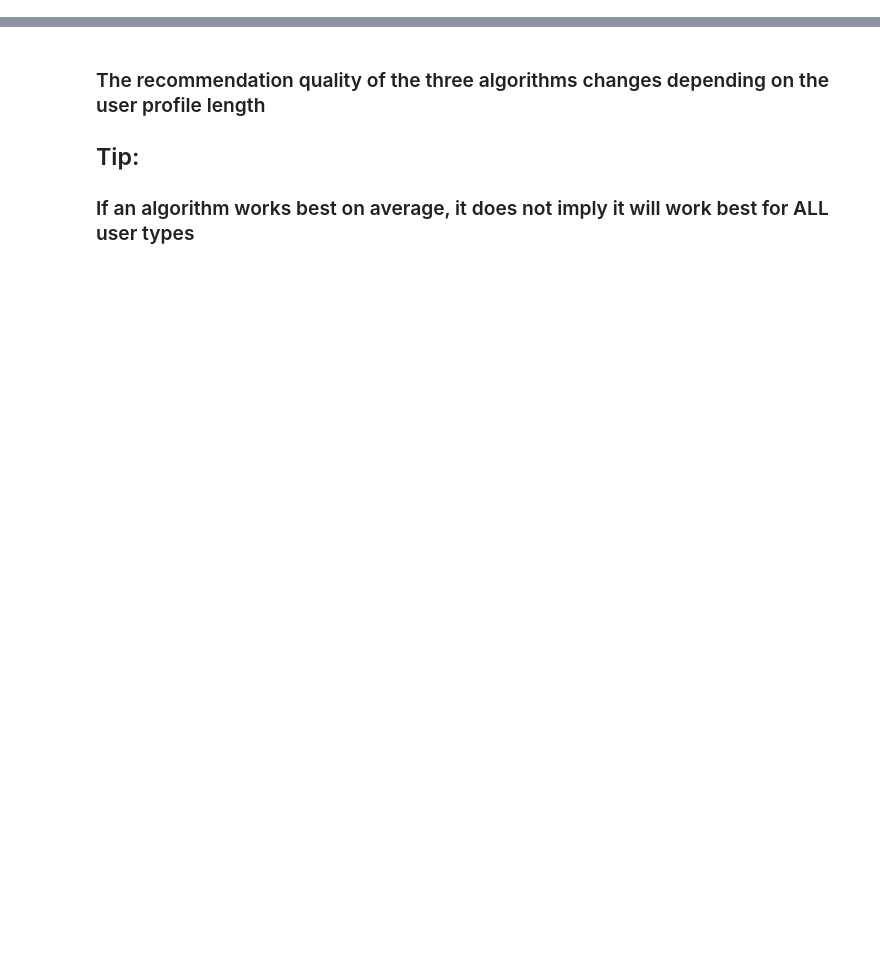
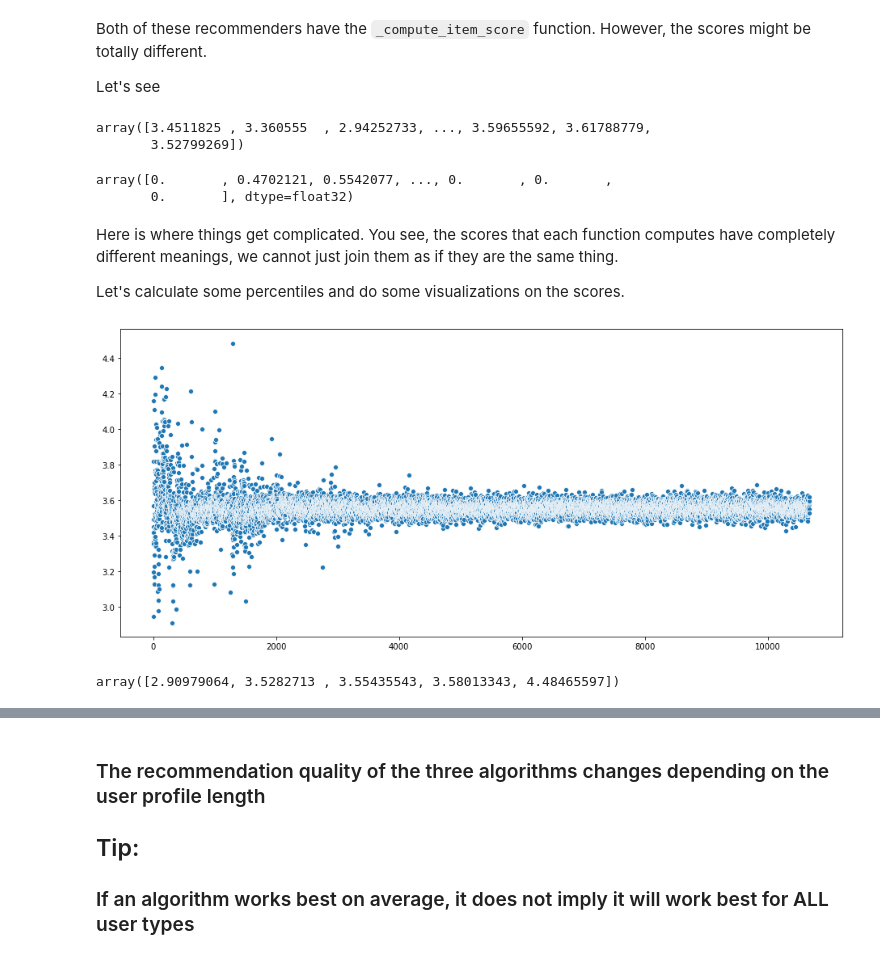
Before and after one commit to MaurizioFD/RecSys_Course_AT_PoliMi, a Jupyter notebook: Practice 12 - Hybrid recommenders.ipynb, the cells around one changed output, grey strips where cells are left out. Saved outputs shown, nothing was run; the diff lists cells and outputs as text; code cells hidden in the pictures; blank space fills up the shorter version.

```diff
--- a/Practice 12 - Hybrid recommenders.ipynb
+++ b/Practice 12 - Hybrid recommenders.ipynb
@@ -139,0 +46,3 @@ Data example:
+# %%
+URM_all = datasets_dict.AVAILABLE_URM["URM_all"]
+print(URM_all)
@@ -452,4 +115,0 @@ EvaluatorHoldout: Processed 67429 ( 100.00% ) in 1.98 min. Users per second: 566
-# %%
-URM_train = sps.csr_matrix(URM_train)
-
-profile_length = np.ediff1d(URM_train.indptr)
@@ -457,0 +438,5 @@ profile_length = np.ediff1d(URM_train.indptr)
+# %%
+from MatrixFactorization.Cython.MatrixFactorization_Cython import MatrixFactorization_FunkSVD_Cython
+
+funk_svd_recommender = MatrixFactorization_FunkSVD_Cython(URM_train)
+funk_svd_recommender.fit(epochs=100)
@@ -457,0 +484,20 @@ profile_length = np.ediff1d(URM_train.indptr)
+# %% [markdown]
+Both of these recommenders have the `_compute_item_score` function. However, the scores might be totally different.
+
+Let's see
+# %%
+funk_svd_score = funk_svd_recommender._compute_item_score(user_id)
+funk_svd_score
+# %% [output]
+array([3.4511825 , 3.360555  , 2.94252733, ..., 3.59655592, 3.61788779,
+       3.52799269])
+# %%
+slim_bpr_score = slim_bpr_recommender._compute_item_score(user_id).flatten()
+slim_bpr_score
+# %% [output]
+array([0.       , 0.4702121, 0.5542077, ..., 0.       , 0.       ,
+       0.       ], dtype=float32)
+# %% [markdown]
+Here is where things get complicated. You see, the scores that each function computes have completely different meanings, we cannot just join them as if they are the same thing.
+
+Let's calculate some percentiles and do some visualizations on the scores.
@@ -457,0 +509,9 @@ profile_length = np.ediff1d(URM_train.indptr)
+# %%
+_ = plt.figure(figsize=(16,7))
+ax = sns.scatterplot(data=funk_svd_score)
+# %% [output]
+[figure, added]
+# %%
+np.percentile(funk_svd_score, [0, 25, 50, 75, 100])
+# %% [output]
+array([2.90979064, 3.5282713 , 3.55435543, 3.58013343, 4.48465597])
```
Also changed, not shown: parts of 154 cells of this notebook, 8 other files.
